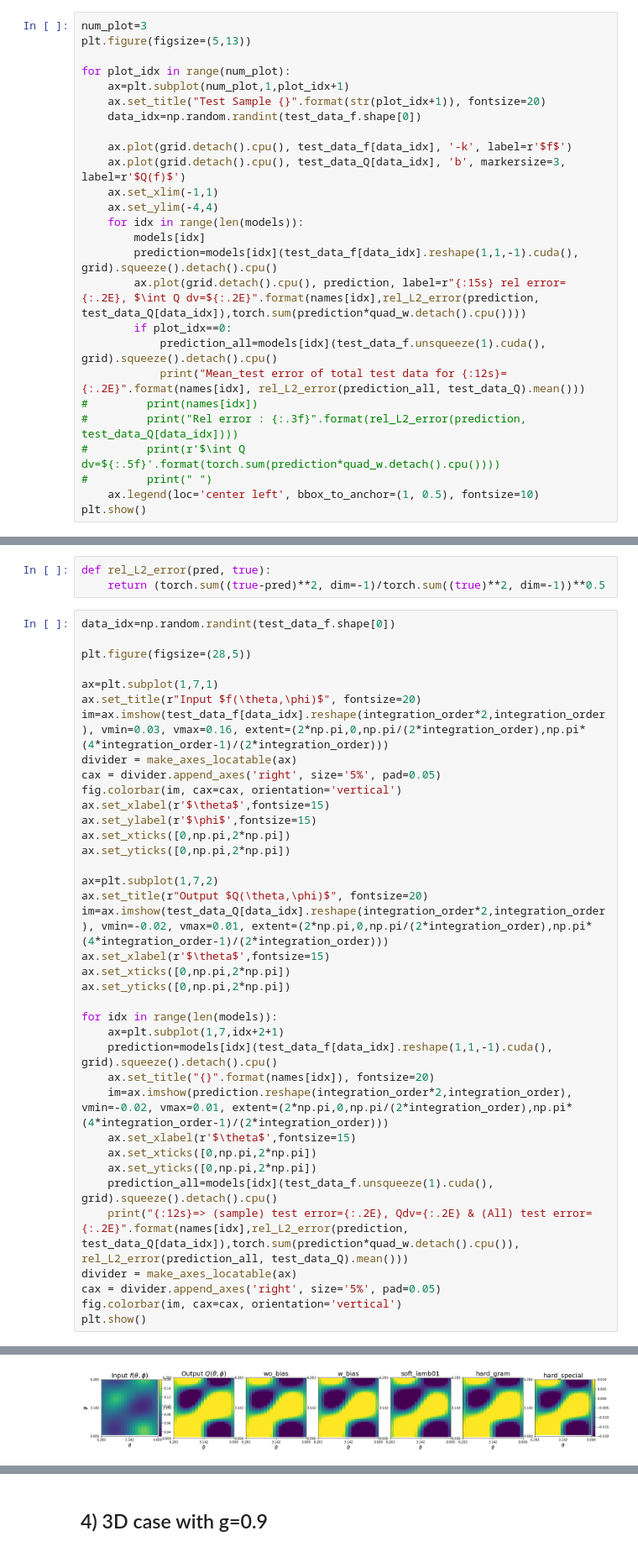
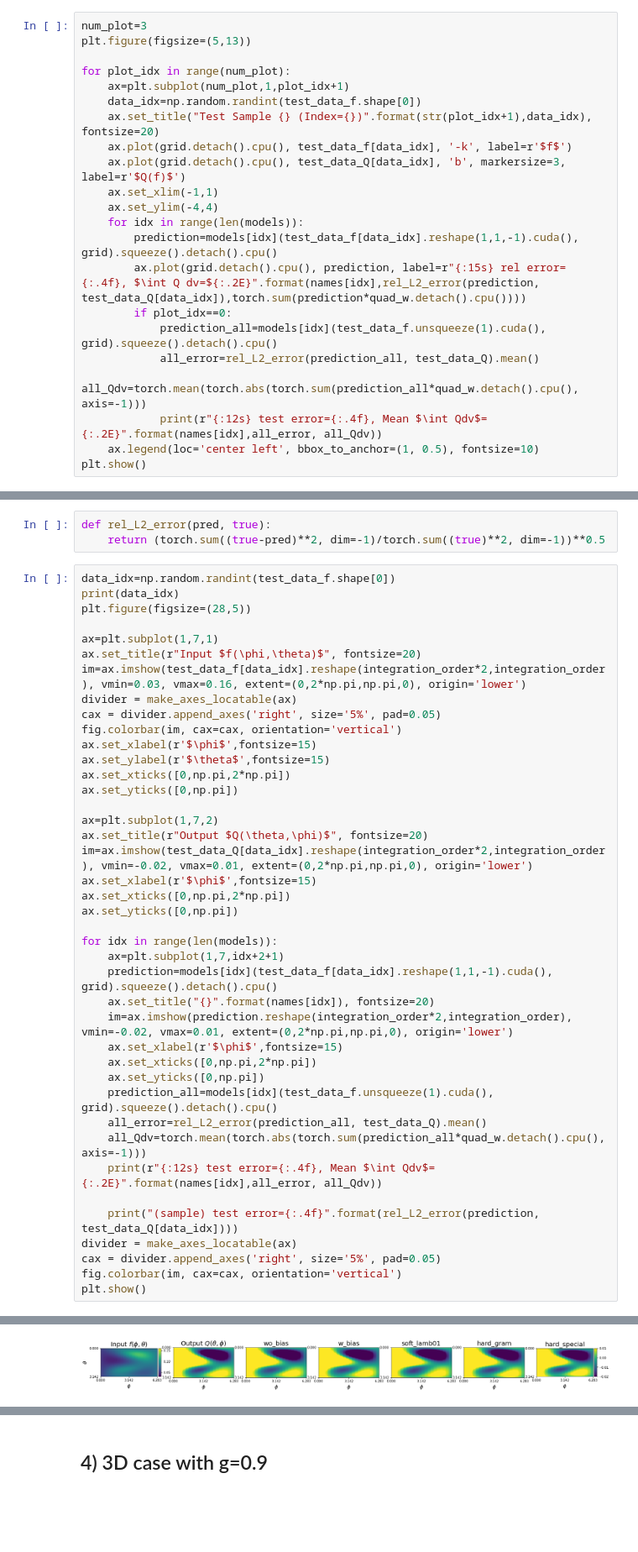
Before and after one commit to ScSteffen/CollisionOperatorLearning, a Jupyter notebook: analysis_entropy_HG.ipynb, the cells around one changed output, grey strips where cells are left out. Shown at 84% size. Cells and saved outputs as stored; diff of their text form; blank space fills up the shorter version.

Commit message:
S2 plot typo

```diff
--- a/analysis_entropy_HG.ipynb
+++ b/analysis_entropy_HG.ipynb
@@ -383,24 +383,20 @@ plt.figure(figsize=(5,13))
 
 for plot_idx in range(num_plot):
     ax=plt.subplot(num_plot,1,plot_idx+1)
-    ax.set_title("Test Sample {}".format(str(plot_idx+1)), fontsize=20)
     data_idx=np.random.randint(test_data_f.shape[0])
-
+    ax.set_title("Test Sample {} (Index={})".format(str(plot_idx+1),data_idx), fontsize=20)
     ax.plot(grid.detach().cpu(), test_data_f[data_idx], '-k', label=r'$f$')
     ax.plot(grid.detach().cpu(), test_data_Q[data_idx], 'b', markersize=3, label=r'$Q(f)$')
     ax.set_xlim(-1,1)
     ax.set_ylim(-4,4)
     for idx in range(len(models)):
-        models[idx]
         prediction=models[idx](test_data_f[data_idx].reshape(1,1,-1).cuda(), grid).squeeze().detach().cpu()
-        ax.plot(grid.detach().cpu(), prediction, label=r"{:15s} rel error={:.2E}, $\int Q dv=${:.2E}".format(names[idx],rel_L2_error(prediction, test_data_Q[data_idx]),torch.sum(prediction*quad_w.detach().cpu())))
+        ax.plot(grid.detach().cpu(), prediction, label=r"{:15s} rel error={:.4f}, $\int Q dv=${:.2E}".format(names[idx],rel_L2_error(prediction, test_data_Q[data_idx]),torch.sum(prediction*quad_w.detach().cpu())))
         if plot_idx==0:
             prediction_all=models[idx](test_data_f.unsqueeze(1).cuda(), grid).squeeze().detach().cpu()
-            print("Mean_test error of total test data for {:12s}={:.2E}".format(names[idx], rel_L2_error(prediction_all, test_data_Q).mean()))
-#         print(names[idx])
-#         print("Rel error : {:.3f}".format(rel_L2_error(prediction, test_data_Q[data_idx])))
-#         print(r'$\int Q dv=${:.5f}'.format(torch.sum(prediction*quad_w.detach().cpu())))
-#         print(" ")
+            all_error=rel_L2_error(prediction_all, test_data_Q).mean()
+            all_Qdv=torch.mean(torch.abs(torch.sum(prediction_all*quad_w.detach().cpu(), axis=-1)))
+            print(r"{:12s} test error={:.4f}, Mean $\int Qdv$={:.2E}".format(names[idx],all_error, all_Qdv))
     ax.legend(loc='center left', bbox_to_anchor=(1, 0.5), fontsize=10)
 plt.show()
 # %% [output]
@@ -585,37 +581,41 @@ def rel_L2_error(pred, true):
     return (torch.sum((true-pred)**2, dim=-1)/torch.sum((true)**2, dim=-1))**0.5
 # %%
 data_idx=np.random.randint(test_data_f.shape[0])
-
+print(data_idx)
 plt.figure(figsize=(28,5))
 
 ax=plt.subplot(1,7,1)
-ax.set_title(r"Input $f(\theta,\phi)$", fontsize=20)
-im=ax.imshow(test_data_f[data_idx].reshape(integration_order*2,integration_order), vmin=0.03, vmax=0.16, extent=(2*np.pi,0,np.pi/(2*integration_order),np.pi*(4*integration_order-1)/(2*integration_order)))
+ax.set_title(r"Input $f(\phi,\theta)$", fontsize=20)
+im=ax.imshow(test_data_f[data_idx].reshape(integration_order*2,integration_order), vmin=0.03, vmax=0.16, extent=(0,2*np.pi,np.pi,0), origin='lower')
 divider = make_axes_locatable(ax)
 cax = divider.append_axes('right', size='5%', pad=0.05)
 fig.colorbar(im, cax=cax, orientation='vertical')
-ax.set_xlabel(r'$\theta$',fontsize=15)
-ax.set_ylabel(r'$\phi$',fontsize=15)
+ax.set_xlabel(r'$\phi$',fontsize=15)
+ax.set_ylabel(r'$\theta$',fontsize=15)
 ax.set_xticks([0,np.pi,2*np.pi])
-ax.set_yticks([0,np.pi,2*np.pi])
+ax.set_yticks([0,np.pi])
 
 ax=plt.subplot(1,7,2)
 ax.set_title(r"Output $Q(\theta,\phi)$", fontsize=20)
-im=ax.imshow(test_data_Q[data_idx].reshape(integration_order*2,integration_order), vmin=-0.02, vmax=0.01, extent=(2*np.pi,0,np.pi/(2*integration_order),np.pi*(4*integration_order-1)/(2*integration_order)))
-ax.set_xlabel(r'$\theta$',fontsize=15)
+im=ax.imshow(test_data_Q[data_idx].reshape(integration_order*2,integration_order), vmin=-0.02, vmax=0.01, extent=(0,2*np.pi,np.pi,0), origin='lower')
+ax.set_xlabel(r'$\phi$',fontsize=15)
 ax.set_xticks([0,np.pi,2*np.pi])
-ax.set_yticks([0,np.pi,2*np.pi])
+ax.set_yticks([0,np.pi])
 
 for idx in range(len(models)):
     ax=plt.subplot(1,7,idx+2+1)
     prediction=models[idx](test_data_f[data_idx].reshape(1,1,-1).cuda(), grid).squeeze().detach().cpu()
     ax.set_title("{}".format(names[idx]), fontsize=20)
-    im=ax.imshow(prediction.reshape(integration_order*2,integration_order), vmin=-0.02, vmax=0.01, extent=(2*np.pi,0,np.pi/(2*integration_order),np.pi*(4*integration_order-1)/(2*integration_order)))
-    ax.set_xlabel(r'$\theta$',fontsize=15)
+    im=ax.imshow(prediction.reshape(integration_order*2,integration_order), vmin=-0.02, vmax=0.01, extent=(0,2*np.pi,np.pi,0), origin='lower')
+    ax.set_xlabel(r'$\phi$',fontsize=15)
     ax.set_xticks([0,np.pi,2*np.pi])
-    ax.set_yticks([0,np.pi,2*np.pi])
+    ax.set_yticks([0,np.pi])
     prediction_all=models[idx](test_data_f.unsqueeze(1).cuda(), grid).squeeze().detach().cpu()
-    print("{:12s}=> (sample) test error={:.2E}, Qdv={:.2E} & (All) test error={:.2E}".format(names[idx],rel_L2_error(prediction, test_data_Q[data_idx]),torch.sum(prediction*quad_w.detach().cpu()), rel_L2_error(prediction_all, test_data_Q).mean()))
+    all_error=rel_L2_error(prediction_all, test_data_Q).mean()
+    all_Qdv=torch.mean(torch.abs(torch.sum(prediction_all*quad_w.detach().cpu(), axis=-1)))
+    print(r"{:12s} test error={:.4f}, Mean $\int Qdv$={:.2E}".format(names[idx],all_error, all_Qdv))
+
+    print("(sample) test error={:.4f}".format(rel_L2_error(prediction, test_data_Q[data_idx])))
 divider = make_axes_locatable(ax)
 cax = divider.append_axes('right', size='5%', pad=0.05)
 fig.colorbar(im, cax=cax, orientation='vertical')
@@ -629 +635 @@ hard_special=> (sample) test error=1.13E-01, Qdv=-3.12E-07 & (All) test error=1.
-[figure, old version]
+[figure, new version]
```
Also changed, not shown: parts of 14 cells of this notebook, 3 other files.
